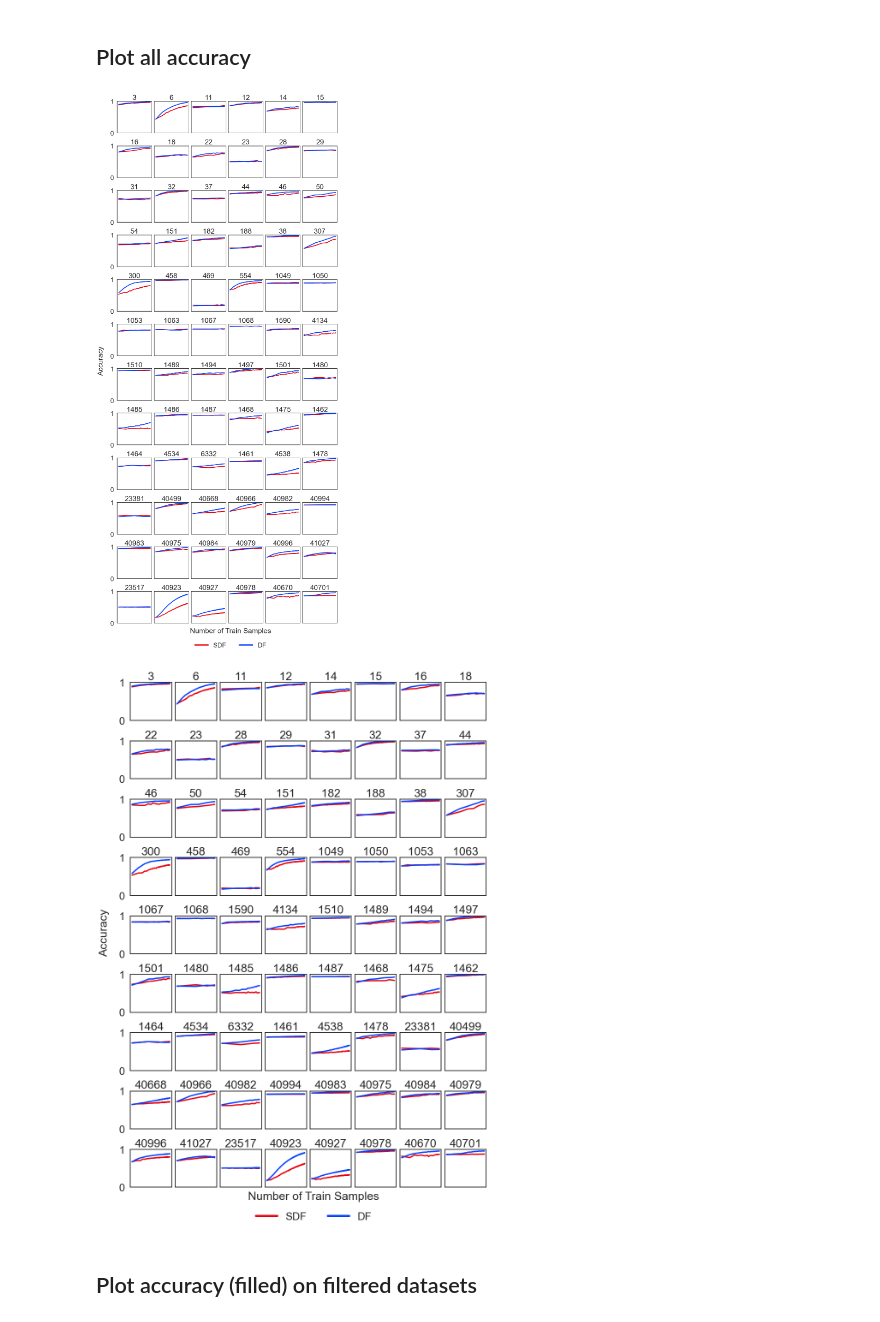
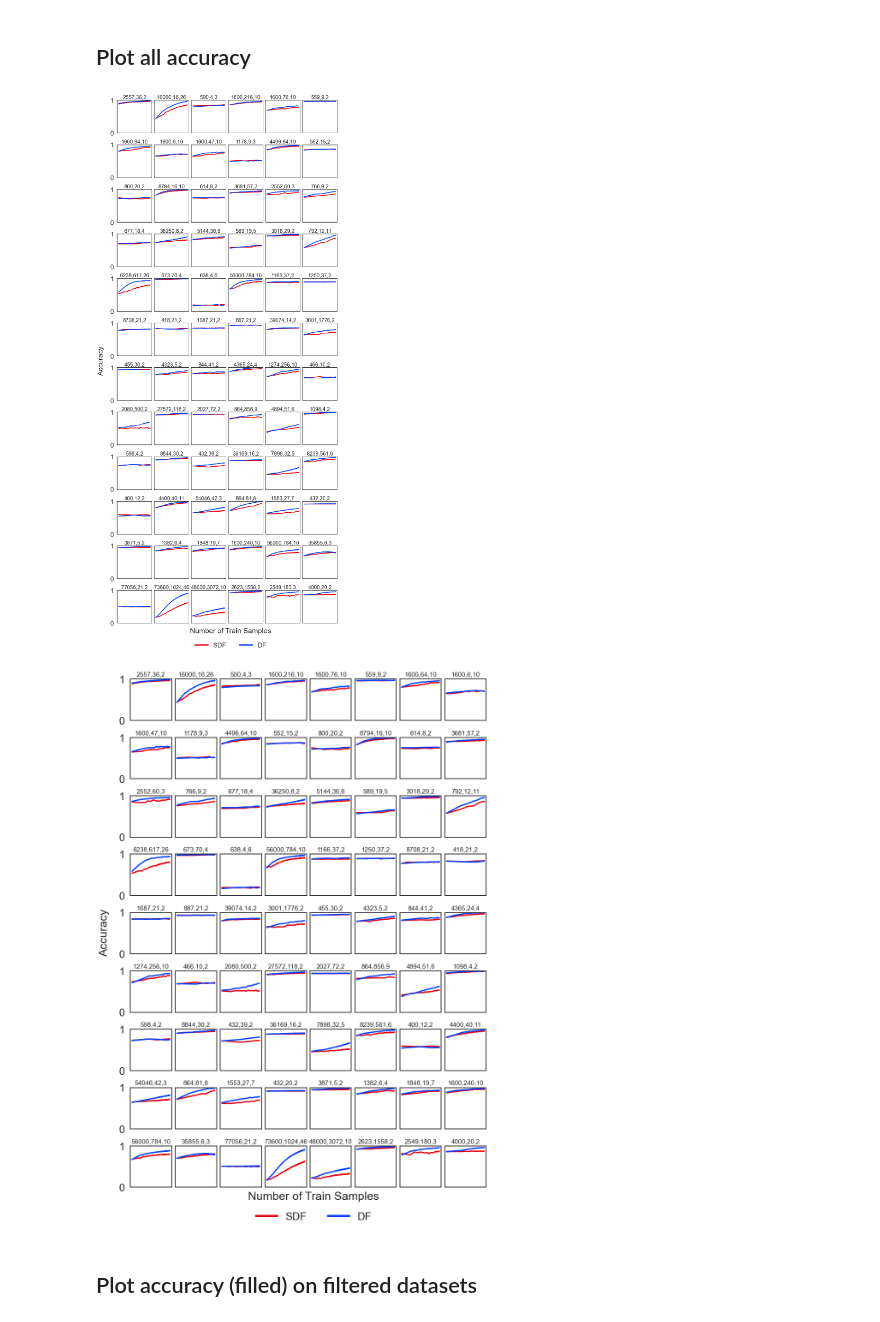
Before and after one commit to neurodata/SDTF, a Jupyter notebook: docs/cc18.ipynb, the cells around one changed output. Cells and saved outputs as stored; diff of their text form; code cells hidden in the pictures.

Commit message:
ENH optimize CC18 figure
Co-Authored-By: joshua vogelstein <jovo@jhu.edu>

```diff
--- a/docs/cc18.ipynb
+++ b/docs/cc18.ipynb
@@ -75,6 +75,15 @@ legends = ["SDF", "DF"]
 fill_legends = ["SDF wins", "DF wins"]
 colors = ["r", "b"]
 datasets = openml.study.get_suite("OpenML-CC18").data
+
+max_size = []
+num_features = []
+num_classes = []
+for dataset in datasets:
+    data = openml.datasets.get_dataset(dataset, download_data=False)
+    max_size.append(round(data.qualities["NumberOfInstances"] * 0.8))
+    num_features.append(round(data.qualities["NumberOfFeatures"]) - 1)
+    num_classes.append(round(data.qualities["NumberOfClasses"]))
 # %% [markdown]
 ## Plot all accuracy
 # %%
@@ -137,7 +146,14 @@ for i, row in enumerate(ax):
             col.set_yticks([])
 
         # Adjust overall
-        col.set_title(datasets[count])
+        col.set_title(
+            str(max_size[count])
+            + ","
+            + str(num_features[count])
+            + ","
+            + str(num_classes[count]),
+            fontsize=20,
+        )
 
 
 fig.align_ylabels(
@@ -157,7 +173,7 @@ for legobj in leg.legendHandles:
     legobj.set_linewidth(5.0)
 plt.savefig("../paper/cc18.pdf", transparent=True, bbox_inches="tight")
 # %% [output]
-[figure, old version]
+[figure, new version]
 # %%
 # Plot a wider version
 fig, ax = plt.subplots(nrows=9, ncols=8, figsize=(12, 17), constrained_layout=True)
@@ -181,35 +197,42 @@ for i, row in enumerate(ax):
             axis="x", which="both", bottom=False, top=False, labelbottom=False
         )
 
         # Adjust y axis
         col.set_ylim(ylimits[0])
         if j == 0:
             col.set_yticks(yticks[0])
         else:
             col.set_yticks([])
 
         # Adjust overall
-        col.set_title(datasets[count])
+        col.set_title(
+            str(max_size[count])
+            + ","
+            + str(num_features[count])
+            + ","
+            + str(num_classes[count]),
+            fontsize=15,
+        )
 
 
 fig.align_ylabels(
     ax[
         :,
     ]
 )
 
 leg = fig.legend(
     bbox_to_anchor=(0.53, -0.07),
     bbox_transform=plt.gcf().transFigure,
     ncol=2,
     loc="lower center",
 )
 leg.get_frame().set_linewidth(0.0)
 for legobj in leg.legendHandles:
     legobj.set_linewidth(5.0)
 plt.savefig("../paper/cc18_wide.pdf", transparent=True, bbox_inches="tight")
 # %% [output]
-[figure, old version]
+[figure, new version]
 # %% [markdown]
 ## Plot accuracy (filled) on filtered datasets
 # %%
```
Also changed, not shown: 3 other files.
